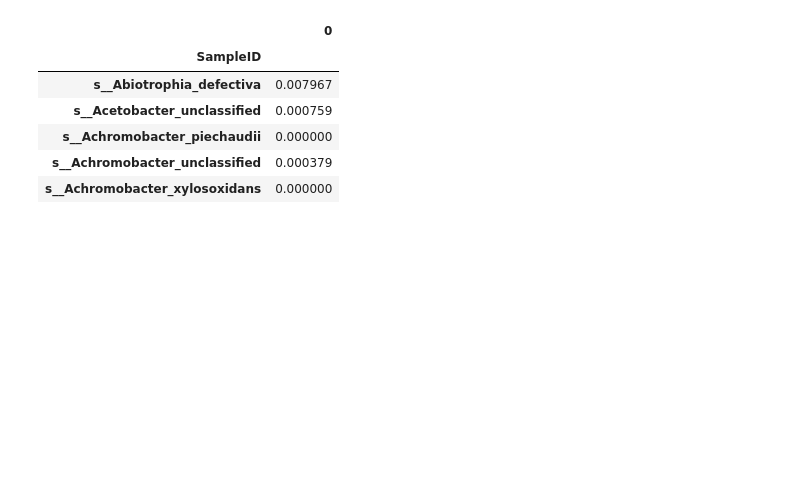
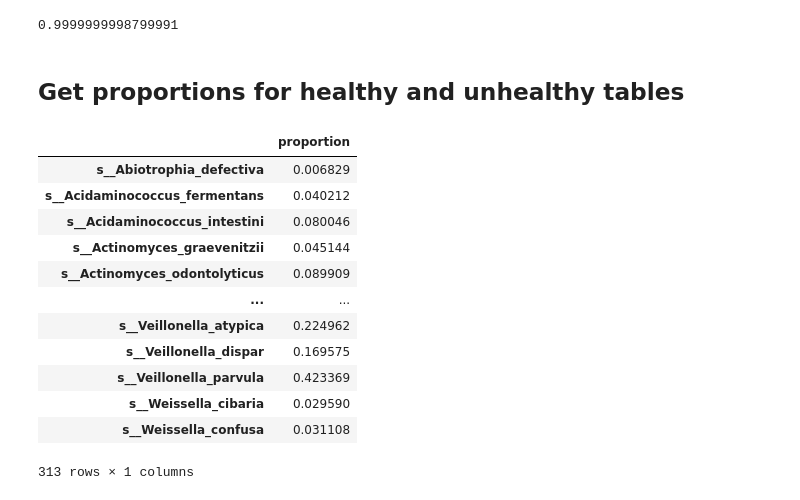
Before and after one commit to danielchang2002/GMHI2-Scratchpad, a Jupyter notebook: src/SelectSpecies.ipynb, the cells around one changed output. Saved outputs shown, nothing was run; the diff lists cells and outputs as text; code cells hidden in the pictures; blank space fills up the shorter version.

```diff
--- a/src/SelectSpecies.ipynb
+++ b/src/SelectSpecies.ipynb
@@ -59,0 +18,3 @@ final.head()
+# %%
+isHealthy = pd.read_csv(data_dir + "isHealthy.csv", index_col=0)
+isHealthy
@@ -63,3 +31,0 @@ theta_d = 0.104
-# %%
-meta = pd.read_excel("41467_2020_18476_MOESM3_ESM.xlsx")
-isHealthy = list(meta.iloc[2:-1, 7] == 'Healthy')
@@ -104,0 +32,3 @@ notHealthy
+# %%
+full = pd.concat([species.T, isHealthy.T], axis=1)
+full
@@ -104,0 +51,3 @@ notHealthy
+# %%
+healthySamples = full[full['isHealthy']].iloc[:, :-1]
+healthySamples
@@ -104,0 +85,6 @@ notHealthy
+# %%
+sum(list(healthySamples.iloc[0, :]))
+# %% [output]
+0.9999999998799991
+# %% [markdown]
+## Get proportions for healthy and unhealthy tables
@@ -105,14 +93,19 @@ notHealthy
 # %%
-thresh = 0.00001
-p_h = (healthy > thresh).sum(axis=0) / len(healthy)
-proportion_healthy = pd.DataFrame(p_h)
-proportion_healthy.head()
+p_h = (healthySamples > thresh).sum() / len(healthySamples)
+proportionHealthy = pd.DataFrame({"proportion" : p_h})
+proportionHealthy
 # %% [output]
-|  | 0 |
-| SampleID |  |
-| s__Abiotrophia_defectiva | 0.007967 |
-| s__Acetobacter_unclassified | 0.000759 |
-| s__Achromobacter_piechaudii | 0.000000 |
-| s__Achromobacter_unclassified | 0.000379 |
-| s__Achromobacter_xylosoxidans | 0.000000 |
+|  | proportion |
+| s__Abiotrophia_defectiva | 0.006829 |
+| s__Acidaminococcus_fermentans | 0.040212 |
+| s__Acidaminococcus_intestini | 0.080046 |
+| s__Actinomyces_graevenitzii | 0.045144 |
+| s__Actinomyces_odontolyticus | 0.089909 |
+| ... | ... |
+| s__Veillonella_atypica | 0.224962 |
+| s__Veillonella_dispar | 0.169575 |
+| s__Veillonella_parvula | 0.423369 |
+| s__Weissella_cibaria | 0.029590 |
+| s__Weissella_confusa | 0.031108 |
+313 rows × 1 columns
 # %%
```
Also changed, not shown: parts of 31 cells of this notebook, 2 other files.
